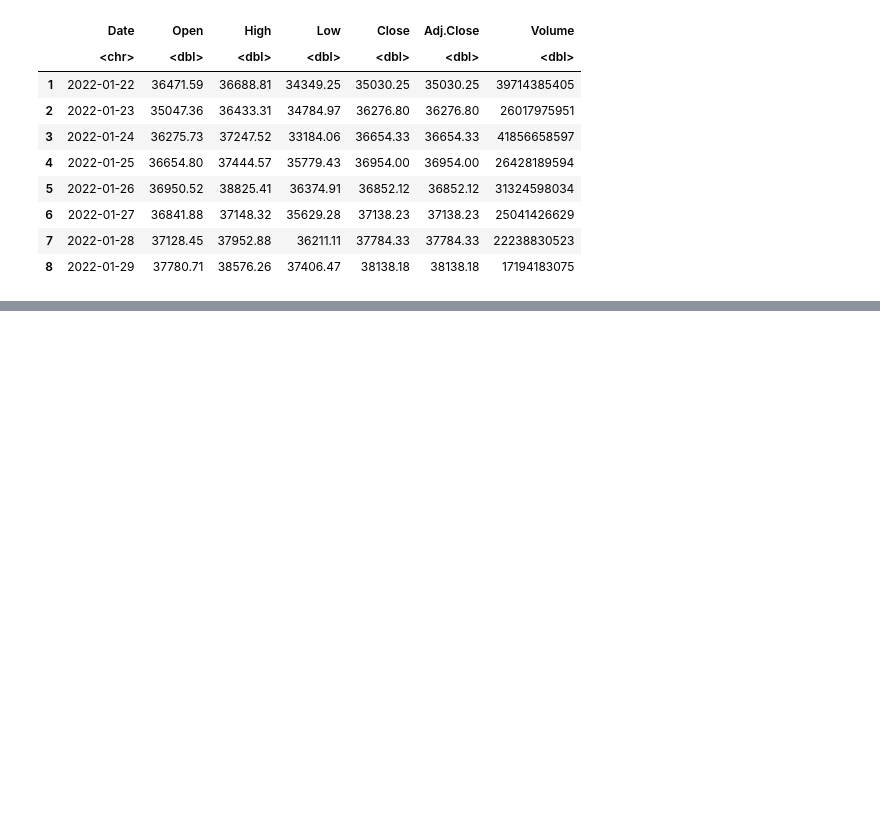
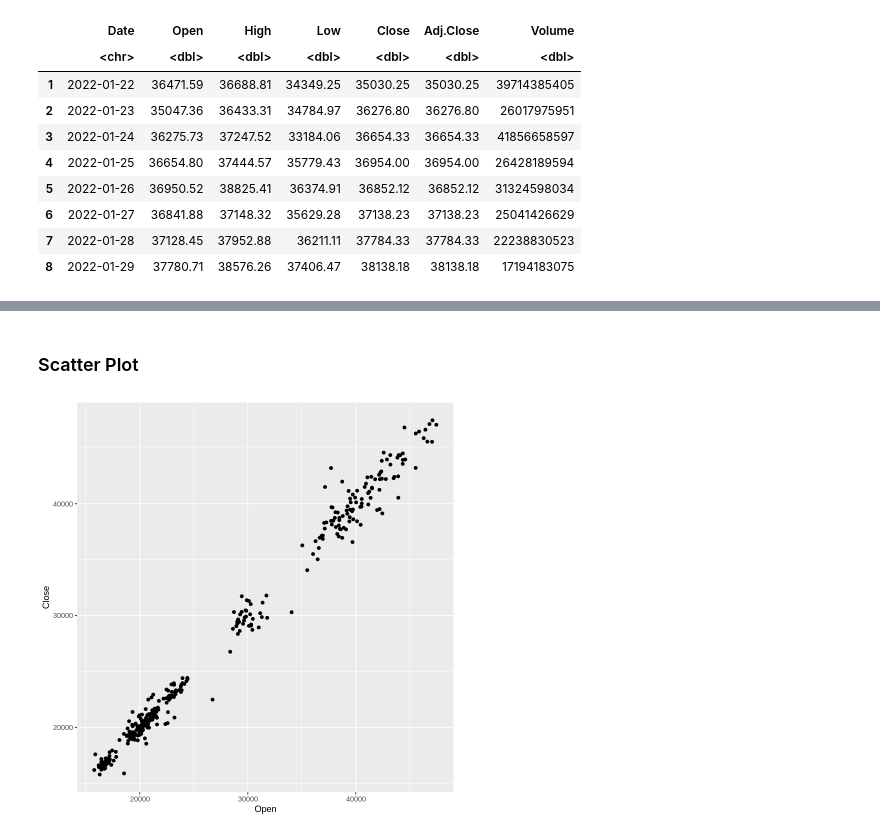
Before and after one commit to mehdisahraeei/analyzing_data_with_R, a Jupyter notebook: project/analyzing_data_with_R.ipynb, the cells around one changed output, grey strips where cells are left out. Saved outputs shown, nothing was run; the diff lists cells and outputs as text; code cells hidden in the pictures; blank space fills up the shorter version.

```diff
--- a/project/analyzing_data_with_R.ipynb
+++ b/project/analyzing_data_with_R.ipynb
@@ -58,0 +82,7 @@ print(paste('whole std', sd(c(df$Open, df$Close))))
+# %% [markdown]
+### Scatter Plot
+# %%
+ggplot(df, aes(x = Open, y = Close)) +
+  geom_point()
+# %% [output]
+[figure, added]
```
Also changed, not shown: parts of 14 cells of this notebook, 1 other file.
